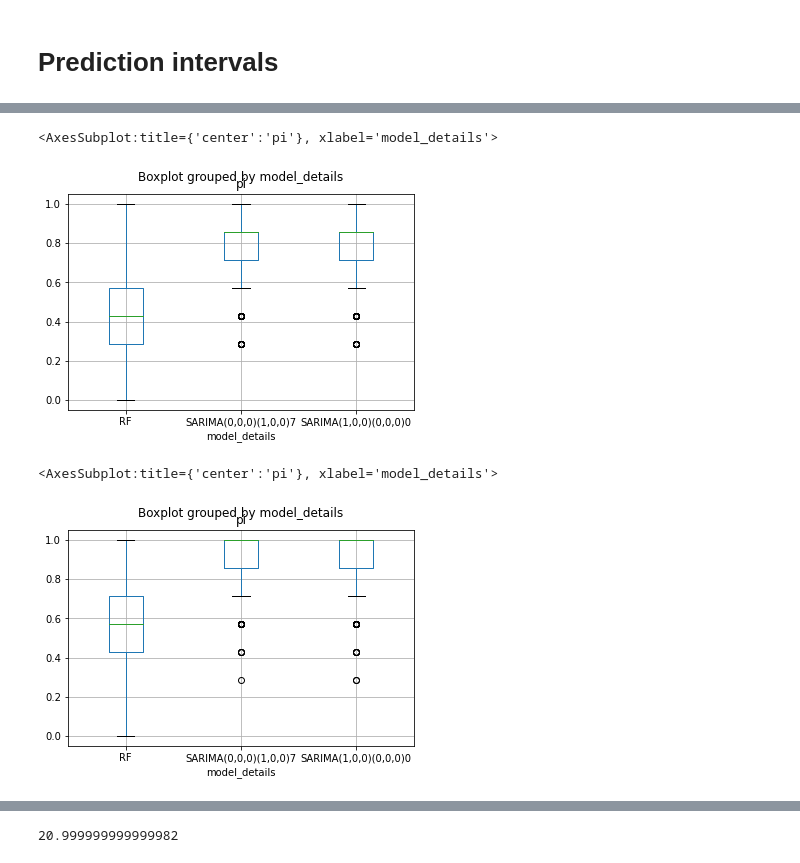
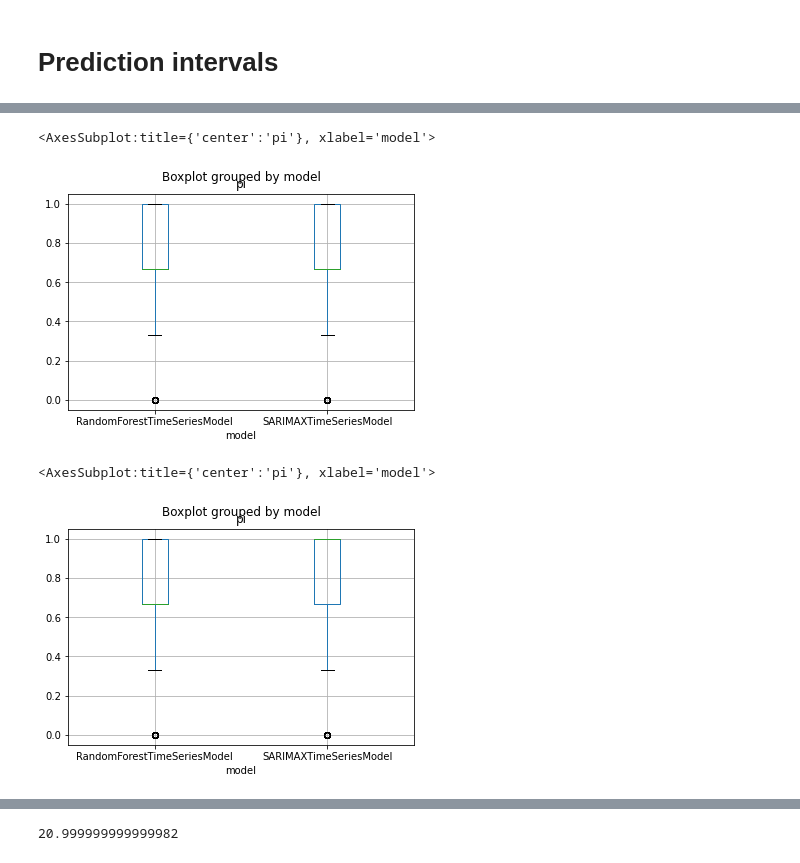
Before and after one commit to lady-pandas/sklearn-ts, a Jupyter notebook: sklearn_ts/research/interpret_results.ipynb, the cells around one changed output, grey strips where cells are left out. Drawn from its saved outputs; the diff is of its cells as text; code cells hidden in the pictures.

```diff
--- a/sklearn_ts/research/interpret_results.ipynb
+++ b/sklearn_ts/research/interpret_results.ipynb
@@ -1,13 +1,16 @@
-# %%
-import pandas as pd
-
-
-level = 0
-datasets = pd.read_parquet(f'sarima_level{level}.parquet')
-distr = datasets[['id', 'distr']].drop_duplicates()
-
-errors = pd.read_parquet('errors.parquet')
-performance = pd.read_parquet('performance.parquet')
-features = pd.read_parquet('features.parquet')
-# %%
-performance = performance.merge(distr, on='id', how='left')
+# %%
+def load_data(name):
+    performance = pd.read_parquet(f'{name}.parquet')
+    performance = performance[performance['id']<300]
+    performance = pd.concat([performance, pd.read_parquet(f'{name}3.parquet'), pd.read_parquet(f'{name}4.parquet')])
+    return performance
+# %%
+import pandas as pd
+
+datasets = pd.concat([pd.read_parquet('sarima_AR_monthly.parquet'), pd.read_parquet('sarima_AR5_monthly.parquet'), pd.read_parquet('sarima_AR.parquet'), pd.read_parquet('sarima_AR_daily2.parquet')])
+distr = datasets[['id', 'distr', 'mc', 'batch']].drop_duplicates()
+distr['model_details'] = distr['batch']
+
+errors = load_data('errors') #.merge(distr, on=['id', 'batch'], how='left')
+performance = load_data('performance').merge(distr, on=['id', 'model_details'], how='left')
+features = load_data('features').merge(distr, on=['id', 'model_details'], how='left')
@@ -24,10 +109,10 @@ pd.pivot_table(data=performance, columns='distr', index='model_details', aggfunc
 # %%
-performance[performance['distr']=='normal'].boxplot(column='pi', by='model_details')
+performance[(performance['distr']=='normal') & (performance['batch']=='monthly5_3ahead')].boxplot(column='pi', by='model')
 # %% [output]
-<AxesSubplot:title={'center':'pi'}, xlabel='model_details'>
+<AxesSubplot:title={'center':'pi'}, xlabel='model'>
-[figure, old version]
+[figure, new version]
 # %%
-performance[performance['distr']=='tstud_finite'].boxplot(column='pi', by='model_details')
+performance[(performance['distr']=='tstud_finite') & (performance['batch']=='monthly5_3ahead')].boxplot(column='pi', by='model')
 # %% [output]
-<AxesSubplot:title={'center':'pi'}, xlabel='model_details'>
+<AxesSubplot:title={'center':'pi'}, xlabel='model'>
-[figure, old version]
+[figure, new version]
```
Also changed, not shown: parts of 36 cells of this notebook, 28 other files.
